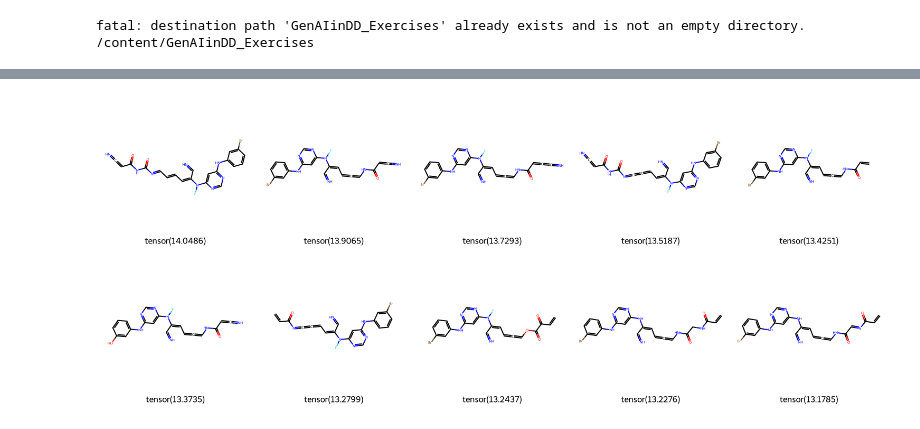
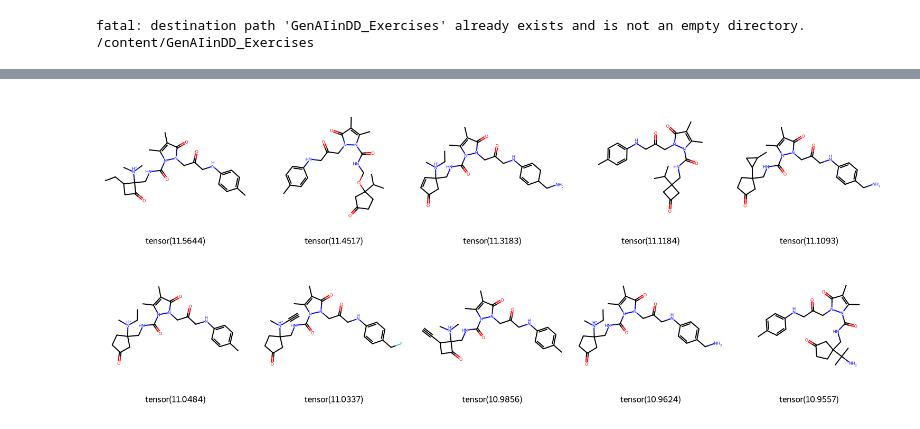
Before and after one commit to luleu96/GenAIinDD_Exercises, a Jupyter notebook: Exercises/Exercise_2/T2_molGA.ipynb, the cells around one changed output, grey strips where cells are left out. Saved outputs shown, nothing was run; the diff lists cells and outputs as text; code cells hidden in the pictures.

```diff
--- a/Exercises/Exercise_2/T2_molGA.ipynb
+++ b/Exercises/Exercise_2/T2_molGA.ipynb
@@ -60,7 +57,7 @@ def run_molGA(scorer: Callable[[Chem.Mol], float], max_generations: int, offspri
         )
     return ga_results
 # %%
-start_pop = pd.read_csv('/content/GenAIinDD_Exercises/Data/egfr_pIC50.csv')['SMILES'].sample(n=1000)#mol_libraries.random_zinc(1000)
+start_pop = mol_libraries.random_zinc(1000)#'pd.read_csv('/content/GenAIinDD_Exercises/Data/egfr_pIC50.csv')['SMILES'].sample(n=1000)
 # %%
 def QED_score(mols):
   return  [QED.qed(Chem.MolFromSmiles(mol)) for mol in mols]
@@ -171,8 +192,8 @@ predictor = EGFRPredictor()
 # %%
 EGFR_scorer = EGFRScore(predictor)
 # %%
-ga_results4 = run_molGA(EGFR_scorer.score,30,100, start_pop) # ~ 2 min
+ga_results5 = run_molGA(EGFR_scorer.score,30,100, start_pop) # ~ 2 min
 # %%
-draw_top_n_molecules(ga_results4.population, 10)
+draw_top_n_molecules(ga_results5.population, 10)
 # %% [output]
-[figure, old version]
+[figure, new version]
```
Also changed, not shown: parts of 12 cells of this notebook, 1 other file.
